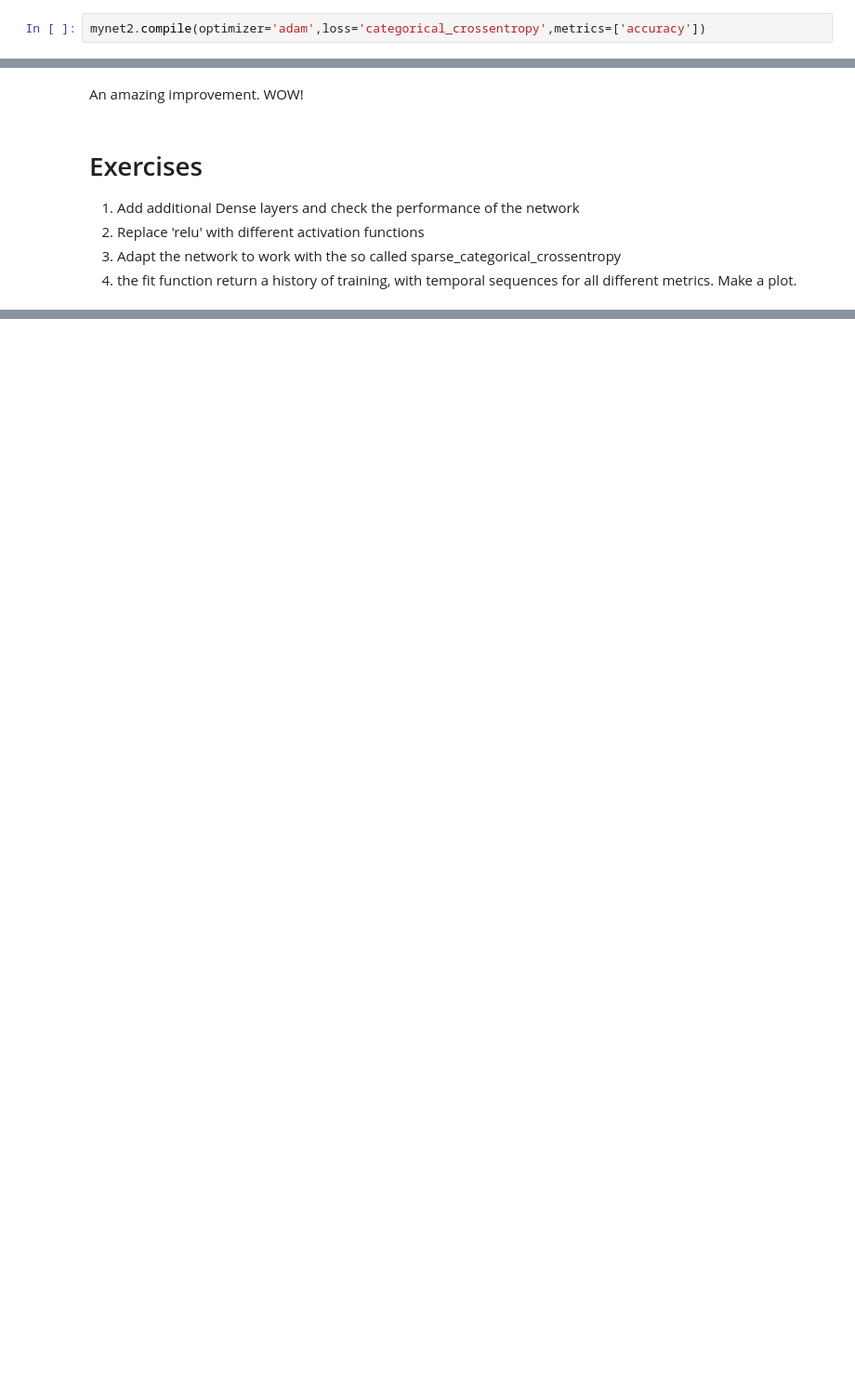
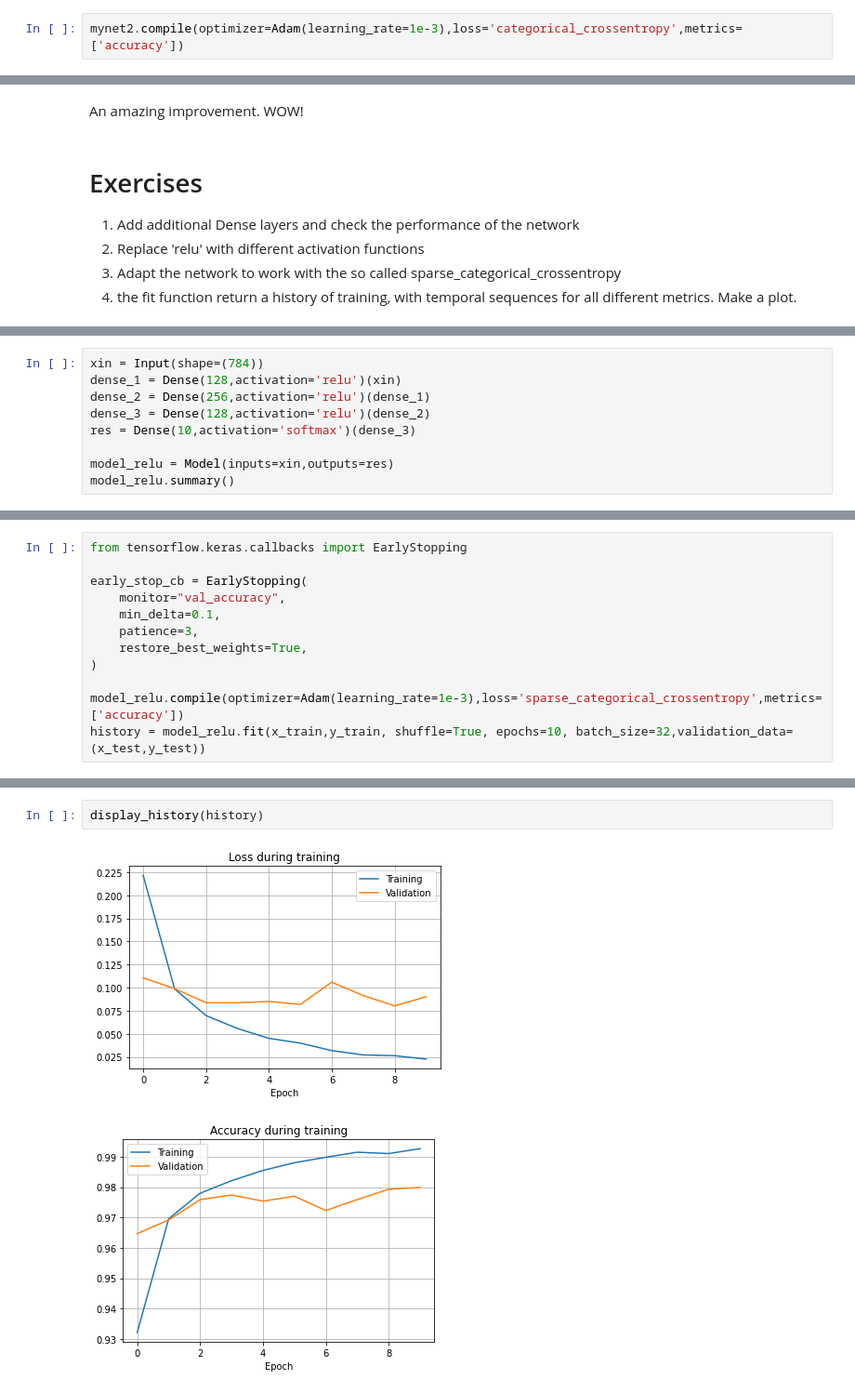
Before and after one commit to maidacundo/DeepLearningREPO, a Jupyter notebook: ESERCITAZIONI/mnistDense.ipynb, the cells around one changed output, grey strips where cells are left out. Shown at 93% size. Cells and saved outputs as stored; diff of their text form; blank space fills up the shorter version.

```diff
--- a/ESERCITAZIONI/mnistDense.ipynb
+++ b/ESERCITAZIONI/mnistDense.ipynb
@@ -130,7 +179,7 @@ Trainable params: 101,770
 Non-trainable params: 0
 _________________________________________________________________
 # %%
-mynet2.compile(optimizer='adam',loss='categorical_crossentropy',metrics=['accuracy'])
+mynet2.compile(optimizer=Adam(learning_rate=1e-3),loss='categorical_crossentropy',metrics=['accuracy'])
 # %%
 mynet2.fit(x_train,y_train_cat, shuffle=True, epochs=10, batch_size=32,validation_data=(x_test,y_test_cat))
 # %% [output]
@@ -166,0 +223,9 @@ An amazing improvement. WOW!
+# %%
+xin = Input(shape=(784))
+dense_1 = Dense(128,activation='relu')(xin)
+dense_2 = Dense(256,activation='relu')(dense_1)
+dense_3 = Dense(128,activation='relu')(dense_2)
+res = Dense(10,activation='softmax')(dense_3)
+
+model_relu = Model(inputs=xin,outputs=res)
+model_relu.summary()
@@ -166,0 +252,12 @@ An amazing improvement. WOW!
+# %%
+from tensorflow.keras.callbacks import EarlyStopping
+
+early_stop_cb = EarlyStopping(
+    monitor="val_accuracy",
+    min_delta=0.1,
+    patience=3,
+    restore_best_weights=True,
+)
+
+model_relu.compile(optimizer=Adam(learning_rate=1e-3),loss='sparse_categorical_crossentropy',metrics=['accuracy'])
+history = model_relu.fit(x_train,y_train, shuffle=True, epochs=10, batch_size=32,validation_data=(x_test,y_test))
@@ -166,0 +285,5 @@ An amazing improvement. WOW!
+# %%
+display_history(history)
+# %% [output]
+[figure, added]
+[figure, added]
```
Also changed, not shown: parts of 15 cells of this notebook.
